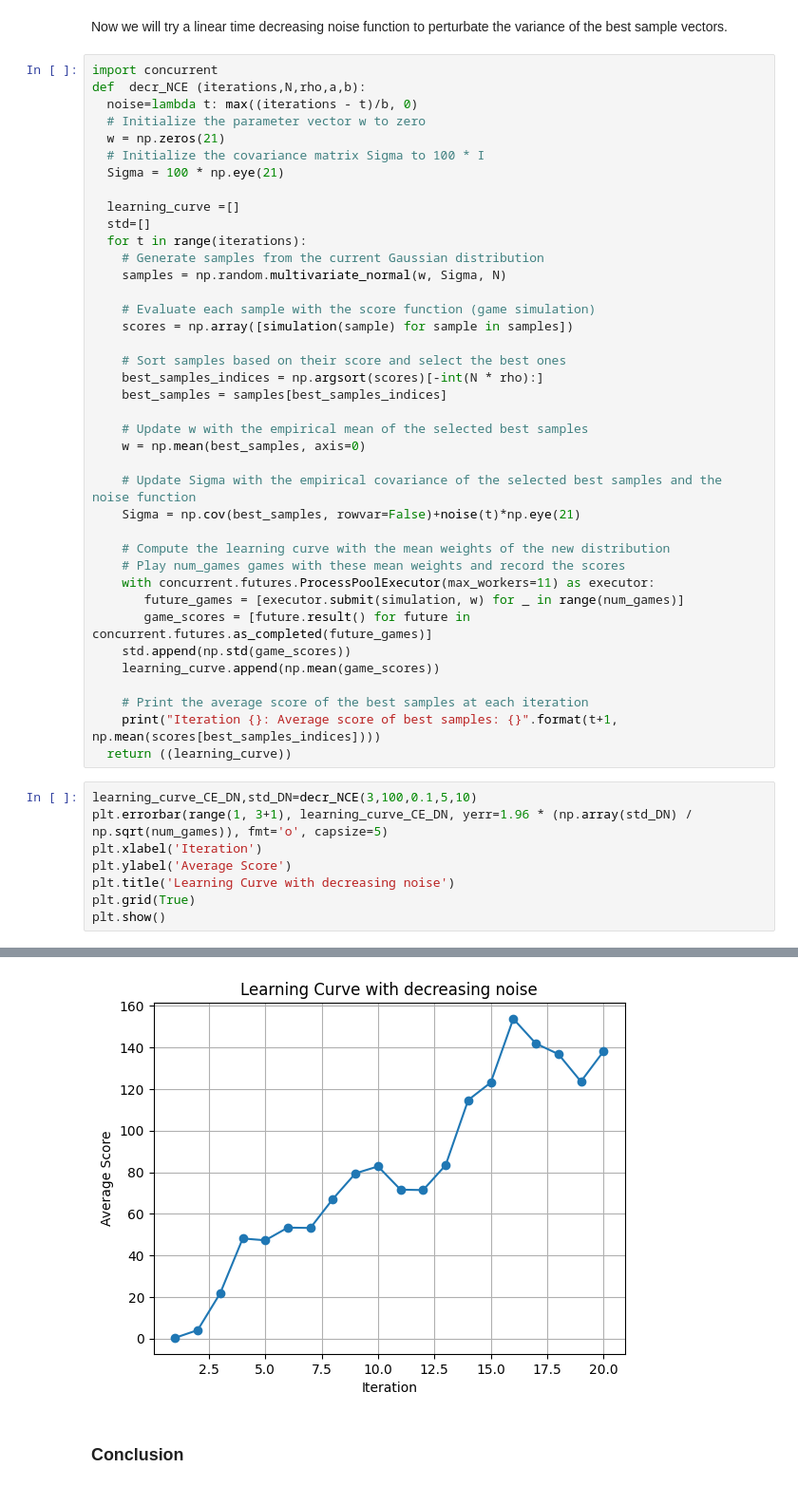
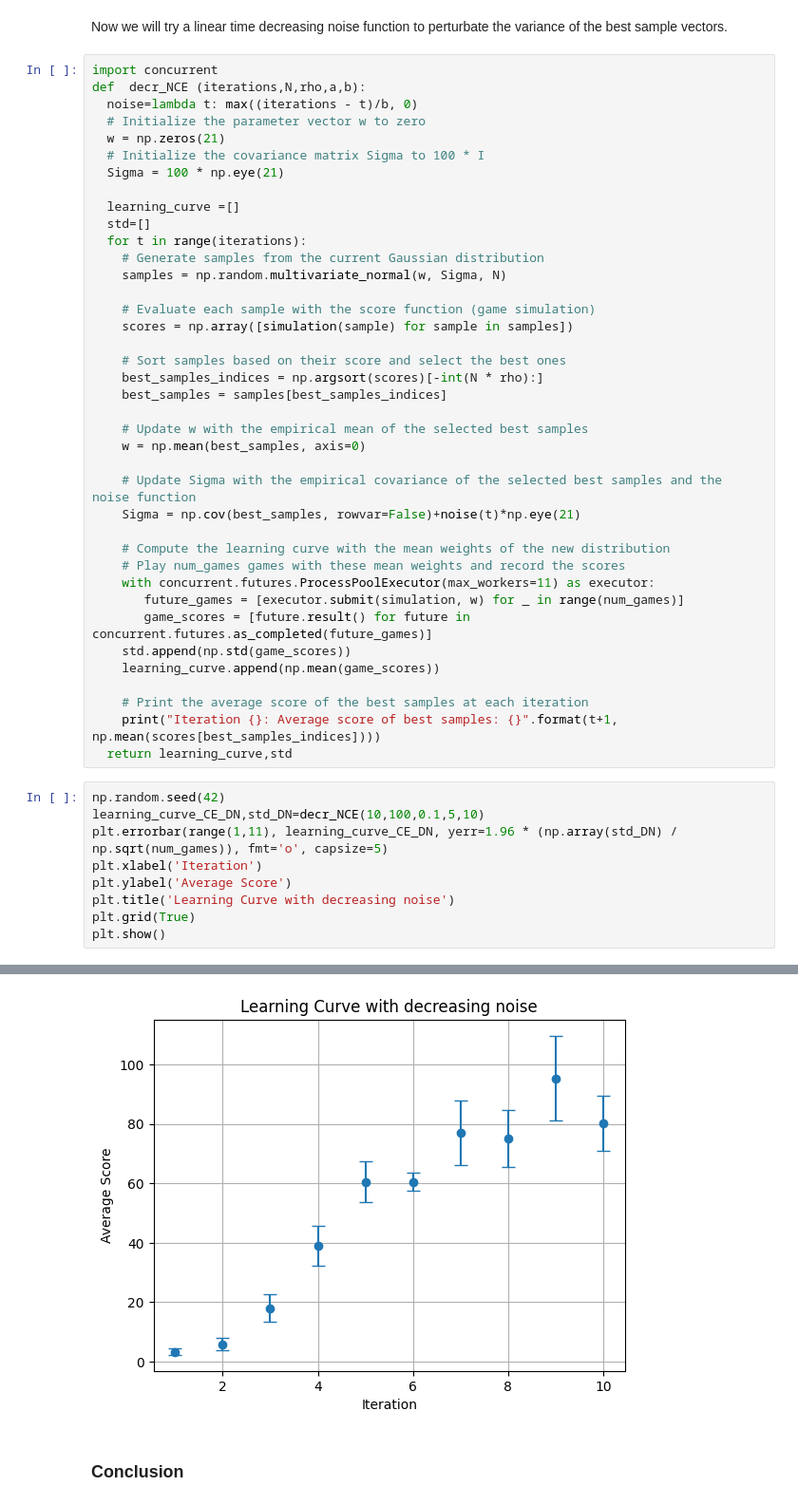
Before and after one commit to yassprogramme/learning_tetris, a Jupyter notebook: Optimization.ipynb, the cells around one changed output, grey strips where cells are left out. Shown: that part at 95% size. Drawn from its saved outputs; the diff is of its cells as text.

Commit message:
Graphe Decreasing noise 1

```diff
--- a/Optimization.ipynb
+++ b/Optimization.ipynb
@@ -189,10 +189,11 @@ def  decr_NCE (iterations,N,rho,a,b):
 
     # Print the average score of the best samples at each iteration
     print("Iteration {}: Average score of best samples: {}".format(t+1, np.mean(scores[best_samples_indices])))
-  return ((learning_curve))
+  return learning_curve,std
 # %%
-learning_curve_CE_DN,std_DN=decr_NCE(3,100,0.1,5,10)
-plt.errorbar(range(1, 3+1), learning_curve_CE_DN, yerr=1.96 * (np.array(std_DN) / np.sqrt(num_games)), fmt='o', capsize=5)
+np.random.seed(42)
+learning_curve_CE_DN,std_DN=decr_NCE(10,100,0.1,5,10)
+plt.errorbar(range(1,11), learning_curve_CE_DN, yerr=1.96 * (np.array(std_DN) / np.sqrt(num_games)), fmt='o', capsize=5)
 plt.xlabel('Iteration')
 plt.ylabel('Average Score')
 plt.title('Learning Curve with decreasing noise')
@@ -204,3 +213,3 @@ Iteration 11: Average score of best samples: 138.3
-[figure, old version]
+[figure, new version]
 # %% [markdown]
 ### Conclusion
```
Also changed, not shown: parts of 1 cell of this notebook.
